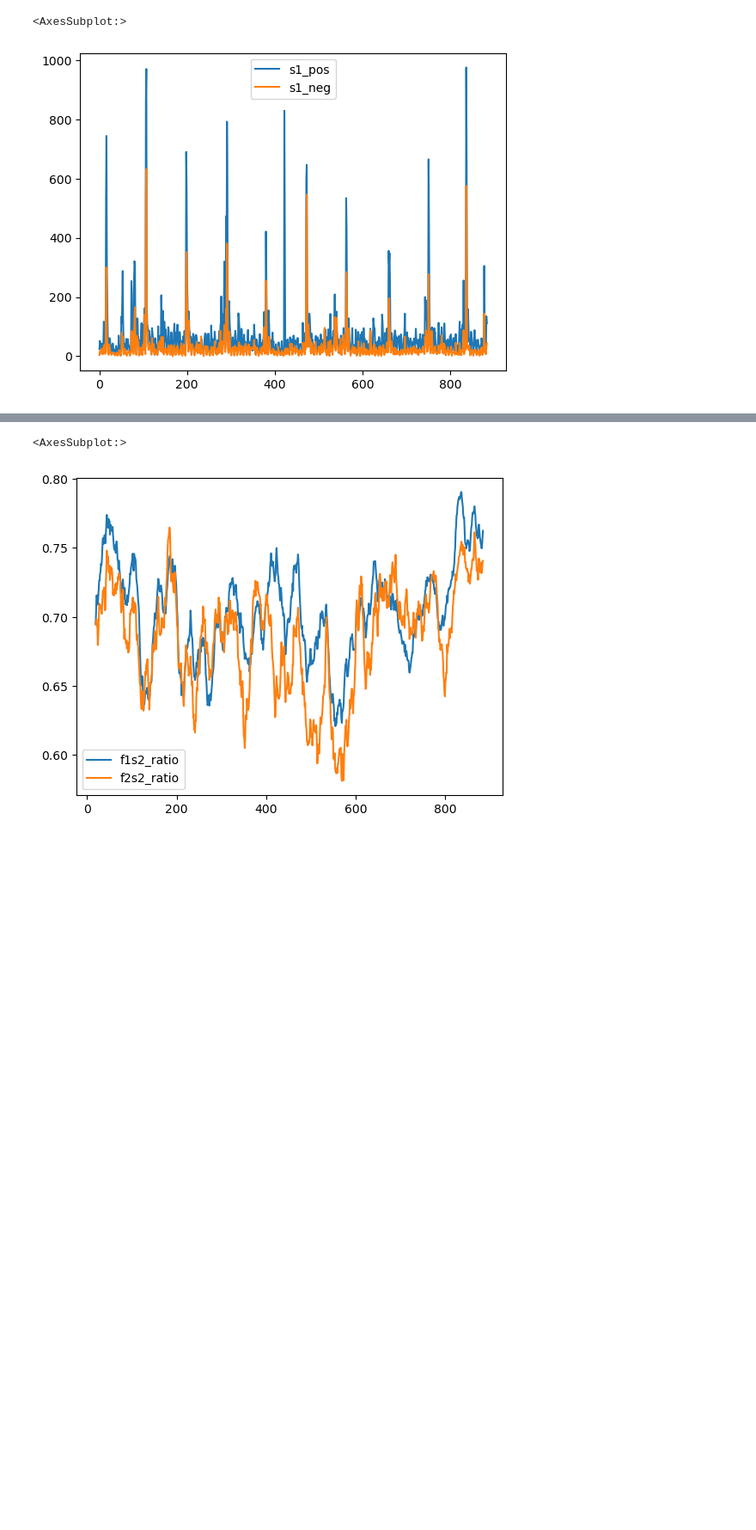
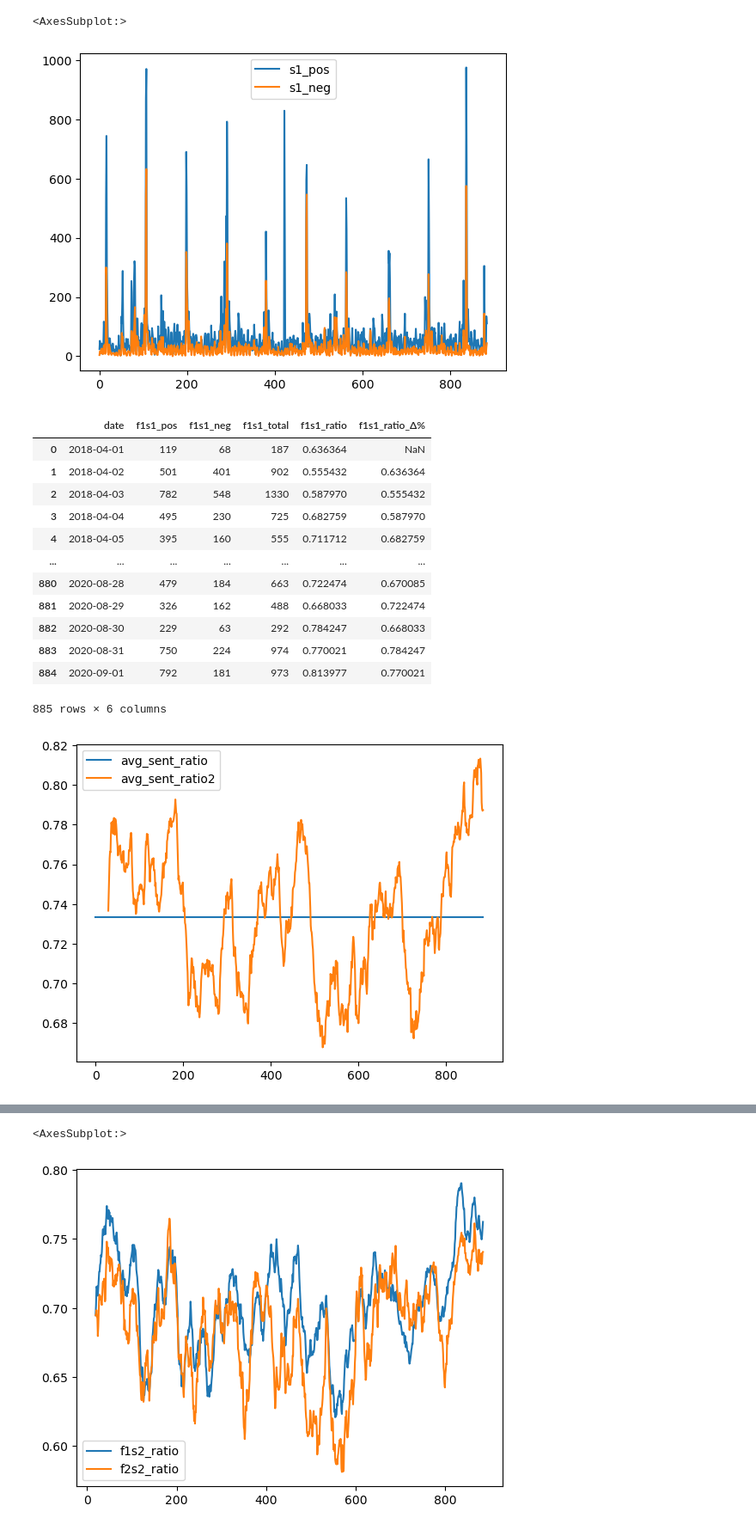
Before and after one commit to ceekoret/BMMTFI, a Jupyter notebook: thesis/data_source/twitter/Data cleaning and sentiment.ipynb, the cells around one changed output, grey strips where cells are left out. Shown at 86% size. Cells and saved outputs as stored; diff of their text form; code cells hidden in the pictures; blank space fills up the shorter version.

```diff
--- a/thesis/data_source/twitter/Data cleaning and sentiment.ipynb
+++ b/thesis/data_source/twitter/Data cleaning and sentiment.ipynb
@@ -118,15 +121,18 @@ The **<u>sentiment calculations</u>** will also be done using 2 different method
 # %%
 #   ---------------------------   Data cleaning   ---------------------------
 def clean_text(text):
-    #remove twitter Return handles (RT @xxx:)
+    # Remove twitter Return handles (RT @xxx:)
     text = re.sub("RT @[\w]*:", "", text)
 
-    #remove twitter handles (@xxx)
+    # Remove twitter handles (@xxx)
     text = re.sub("@[\w]*", "", text)
 
-    #remove URL links (httpxxx)
+    # Remove URL links (httpxxx)
     url_matcher = "((http|https)\:\/\/)?[a-zA-Z0-9\.\/\?\:@\-_=#]+\.([a-zA-Z]){2,6}([a-zA-Z0-9\.\&\/\?\:@\-_=#])*"
     text = re.sub(url_matcher, "", text)
+
+    # Remove any multiple white spaces, tabs or newlines
+    text = re.sub('\s+',' ', text)
 
     #remove “”
     text = re.sub("“|”", "", text)
@@ -289,26 +303,53 @@ return_df[return_df['filter_1']][['date', 's1_pos', 's1_neg']].groupby('date', a
 # %%
 # Create results_df with [filter_1] [sentiment_1]
 results_df = return_df[return_df['filter_1']][['date', 's1_pos', 's1_neg']].groupby('date', as_index=False).sum().rename(columns={"s1_pos": "f1s1_pos", "s1_neg": "f1s1_neg"})
 results_df['f1s1_total'] = results_df['f1s1_pos'] + results_df['f1s1_neg']
 results_df['f1s1_ratio'] = results_df['f1s1_pos'] / results_df['f1s1_total']
+# results_df['f1s1_ratio_Δ%'] = results_df['f1s1_ratio'].diff() / results_df['f1s1_total']
+results_df['f1s1_ratio_Δ%'] = results_df['f1s1_ratio'].shift()
+results_df['test2%'] = results_df['f1s1_ratio'].rolling(60).mean()
 
 # Merge [filter_1] [sentiment_2]
 to_merge_df = return_df[return_df['filter_1']][['date', 's2_pos', 's2_neg']].groupby('date', as_index=False).sum().rename(columns={"s2_pos": "f1s2_pos", "s2_neg": "f1s2_neg"})
 to_merge_df['f1s2_total'] = to_merge_df['f1s2_pos'] + to_merge_df['f1s2_neg']
 to_merge_df['f1s2_ratio'] = to_merge_df['f1s2_pos'] / to_merge_df['f1s2_total']
 
 results_df = results_df.merge(to_merge_df, how='left', left_on='date', right_on='date')
 
 # Merge [filter_2] [sentiment_1]
 to_merge_df = return_df[return_df['filter_2']][['date', 's1_pos', 's1_neg']].groupby('date', as_index=False).sum().rename(columns={"s1_pos": "f2s1_pos", "s1_neg": "f2s1_neg"})
 to_merge_df['f2s1_total'] = to_merge_df['f2s1_pos'] + to_merge_df['f2s1_neg']
 to_merge_df['f2s1_ratio'] = to_merge_df['f2s1_pos'] / to_merge_df['f2s1_total']
 
 results_df = results_df.merge(to_merge_df, how='left', left_on='date', right_on='date')
 
 # Merge [filter_2] [sentiment_2]
 to_merge_df = return_df[return_df['filter_2']][['date', 's2_pos', 's2_neg']].groupby('date', as_index=False).sum().rename(columns={"s2_pos": "f2s2_pos", "s2_neg": "f2s2_neg"})
 to_merge_df['f2s2_total'] = to_merge_df['f2s2_pos'] + to_merge_df['f2s2_neg']
 to_merge_df['f2s2_ratio'] = to_merge_df['f2s2_pos'] / to_merge_df['f2s2_total']
 
 results_df = results_df.merge(to_merge_df, how='left', left_on='date', right_on='date')
+# results_df['test2%'].plot()
+results_df['avg_sent_ratio'] = results_df['f2s2_ratio'].mean()
+results_df['avg_sent_ratio2'] = results_df['f2s2_ratio'].rolling(30).mean()
+results_df['avg_sent_ratio3'] = results_df['f2s2_ratio'].rolling(7).mean()
+
+
+results_df[['avg_sent_ratio','avg_sent_ratio2']].plot()
+
+results_df.iloc[:,:6]
+# %% [output]
+|  | date | f1s1_pos | f1s1_neg | f1s1_total | f1s1_ratio | f1s1_ratio_Δ% |
+| 0 | 2018-04-01 | 119 | 68 | 187 | 0.636364 | NaN |
+| 1 | 2018-04-02 | 501 | 401 | 902 | 0.555432 | 0.636364 |
+| 2 | 2018-04-03 | 782 | 548 | 1330 | 0.587970 | 0.555432 |
+| 3 | 2018-04-04 | 495 | 230 | 725 | 0.682759 | 0.587970 |
+| 4 | 2018-04-05 | 395 | 160 | 555 | 0.711712 | 0.682759 |
+| ... | ... | ... | ... | ... | ... | ... |
+| 880 | 2020-08-28 | 479 | 184 | 663 | 0.722474 | 0.670085 |
+| 881 | 2020-08-29 | 326 | 162 | 488 | 0.668033 | 0.722474 |
+| 882 | 2020-08-30 | 229 | 63 | 292 | 0.784247 | 0.668033 |
+| 883 | 2020-08-31 | 750 | 224 | 974 | 0.770021 | 0.784247 |
+| 884 | 2020-09-01 | 792 | 181 | 973 | 0.813977 | 0.770021 |
+885 rows × 6 columns
+[figure, added]
```
Also changed, not shown: parts of 6 cells of this notebook.
